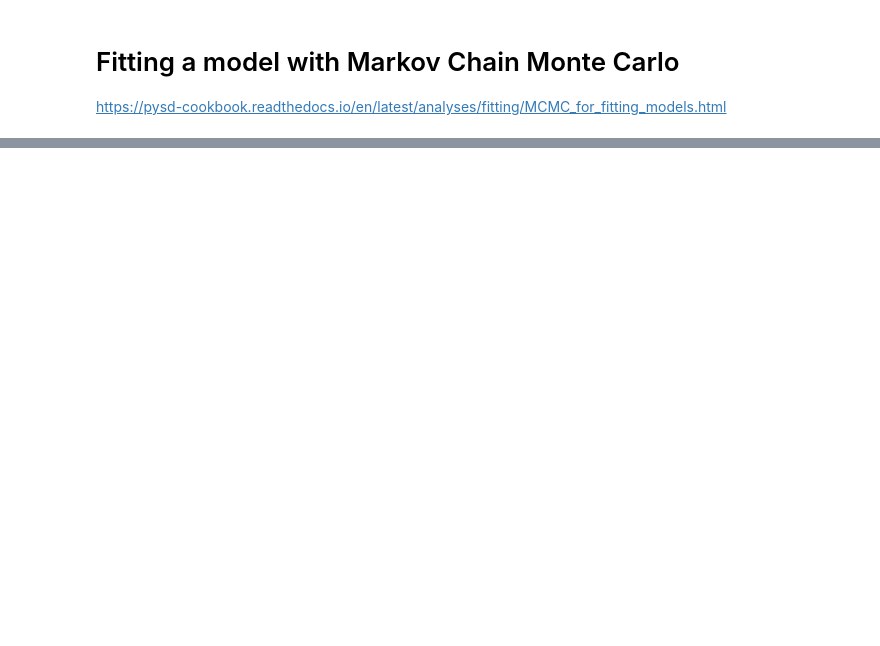
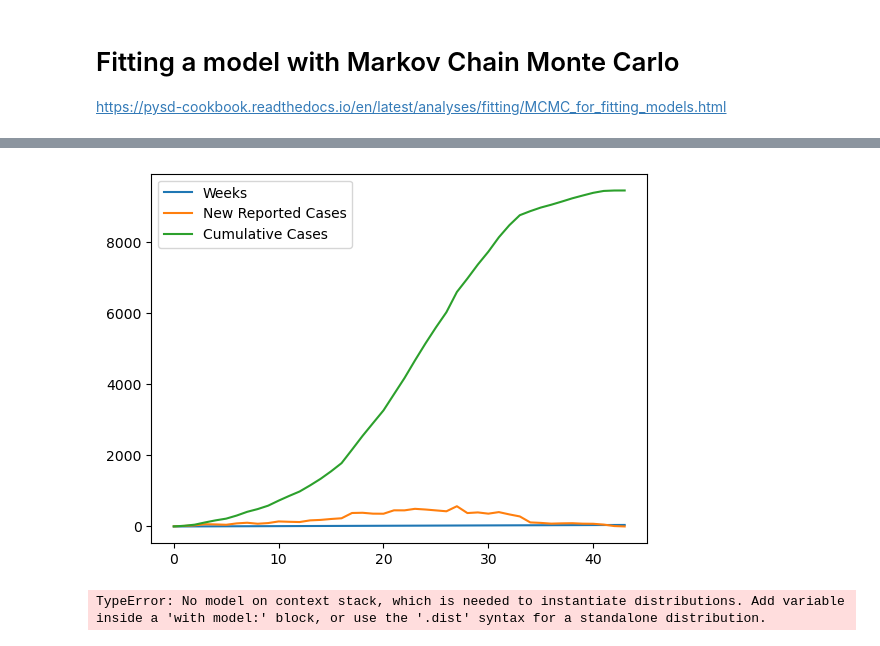
Before and after one commit to miguel-conde/tst_PySD, a Jupyter notebook: PYTHON/notebooks/MCMC_fitting.ipynb, the cells around one changed output, grey strips where cells are left out. Cells and saved outputs as stored; diff of their text form; code cells hidden in the pictures; blank space fills up the shorter version.

Commit message:
pymc test

```diff
--- a/PYTHON/notebooks/MCMC_fitting.ipynb
+++ b/PYTHON/notebooks/MCMC_fitting.ipynb
@@ -25,0 +20,5 @@ IndexError: list index out of range
+# %%
+data = pd.read_csv(gs.the_files.EBOLA_DATA)
+data.plot();
+# %% [output]
+[figure, added]
@@ -25,0 +33,5 @@ IndexError: list index out of range
+# %%
+population = pymc.distritions.Uniform.dist('total_population', lower=2, upper=50000, value=10000)
+contact_frequency = pymc.distributions.Exponential('contact_frequency', beta=5, value=5)
+# %% [output]
+TypeError: No model on context stack, which is needed to instantiate distributions. Add variable inside a 'with model:' block, or use the '.dist' syntax for a standalone distribution.
```
Also changed, not shown: parts of 4 cells of this notebook, 7 other files.
